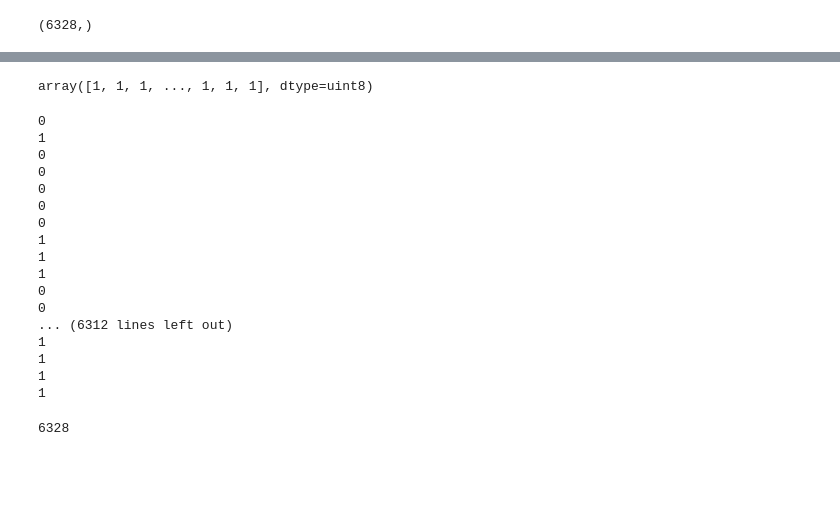
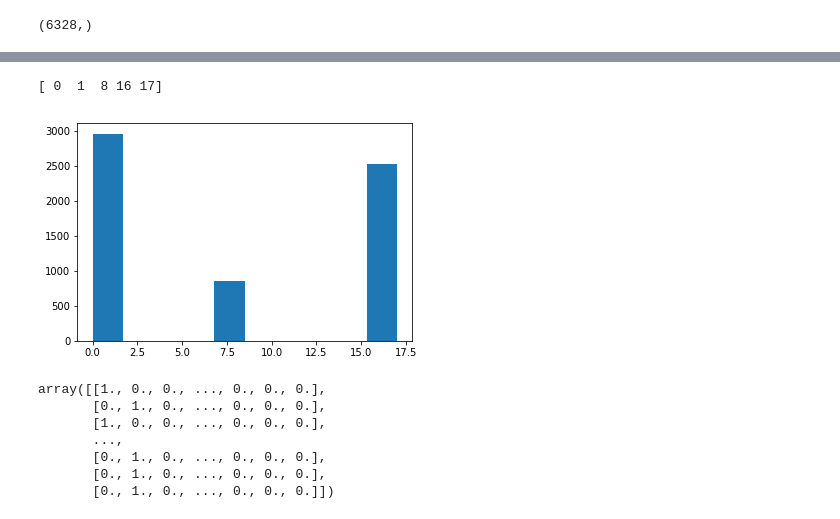
Before and after one commit to 454400098/Neuralnetwork-based-Data-Completion-and-Interpolation-, a Jupyter notebook: FINAL.ipynb, the cells around one changed output, grey strips where cells are left out. Drawn from its saved outputs; the diff is of its cells as text; code cells hidden in the pictures; blank space fills up the shorter version.

Commit message:
fix bugs on kmeans clustering

```diff
--- a/FINAL.ipynb
+++ b/FINAL.ipynb
@@ -116,12 +106,12 @@ class KMeans:
     def random_center2(self,Y):
     # randomly generate n_cluster clusters in the raange of X
         self.centers = np.random.rand(self.n_clusters, 1)
-#         for i in range(self.n_clusters):
-#             self.centers[i] = Y[i]
-        for j in range(0):
-            Y_j_min = self.Y[:,j].min()
-            Y_j_max = self.Y[:,j].max()
-            self.centers[:,j] = Y_j_min + (Y_j_max - Y_j_min) * self.centers[:,j]
+        for i in range(self.n_clusters):
+            self.centers[i] = Y[i]
+#         for j in range(0):
+#             Y_j_min = self.Y[:,j].min()
+#             Y_j_max = self.Y[:,j].max()
+#             self.centers[:,j] = Y_j_min + (Y_j_max - Y_j_min) * self.centers[:,j]
 
 
 
@@ -129,7 +119,7 @@ class KMeans:
         return 2*(point1[0]-point2[0])**2 + 4*(point1[1]-point2[1])**2 + 3*(point1[2]-point2[2])**2
 
     def dist2(self,point1,point2):
-        return np.sqrt((point1-point2)**2)
+        return ((point1-point2)**2)
 
     def fit(self, Y):
         self.Y = Y
@@ -162,7 +152,7 @@ class KMeans:
         self.random_center2(Y)
         diff = 1
 
-        while diff > 0.5:
+        while diff > 1e-3:
             old_center = self.centers.copy()
 
             # go through all samples and label them using the nearest label
@@ -171,7 +161,8 @@ class KMeans:
                 for j in range(self.n_clusters):
                     distance[j] = self.dist2(Y[i], self.centers[j])
                 self.labels[i] = np.argmin(distance)
-                print('current label is',self.labels[i])
+
+
             # update the centers
             for i in range(self.n_clusters):
                 self.centers[i] = Y[self.labels==i].mean(axis=0)
@@ -242,29 +221,8 @@ y = kmeans.transform(kmeans.labels)
-# %%
-kmeans.labels
-# %% [output]
-array([1, 1, 1, ..., 1, 1, 1], dtype=uint8)
-# %%
-for i in range (len(a)):
-    print (a[i])
-# %% [output]
-0
-1
-0
-0
-0
-0
-0
-1
-1
-1
-0
-0
-... (6312 lines left out)
-1
-1
-1
-1
-# %%
-arr2.shape[0]
-# %% [output]
-6328
+# %%
+plt.hist(kmeans.labels)
+arr = np.asarray(kmeans.labels)
+arr = np.unique(arr)
+print(arr)
+# %% [output]
+[ 0  1  8 16 17]
+[figure, added]
@@ -270,0 +231,10 @@ arr2.shape[0]
+# %%
+Y
+# %% [output]
+array([[1., 0., 0., ..., 0., 0., 0.],
+       [0., 1., 0., ..., 0., 0., 0.],
+       [1., 0., 0., ..., 0., 0., 0.],
+       ...,
+       [0., 1., 0., ..., 0., 0., 0.],
+       [0., 1., 0., ..., 0., 0., 0.],
+       [0., 1., 0., ..., 0., 0., 0.]])
```
Also changed, not shown: parts of 6 cells of this notebook.
